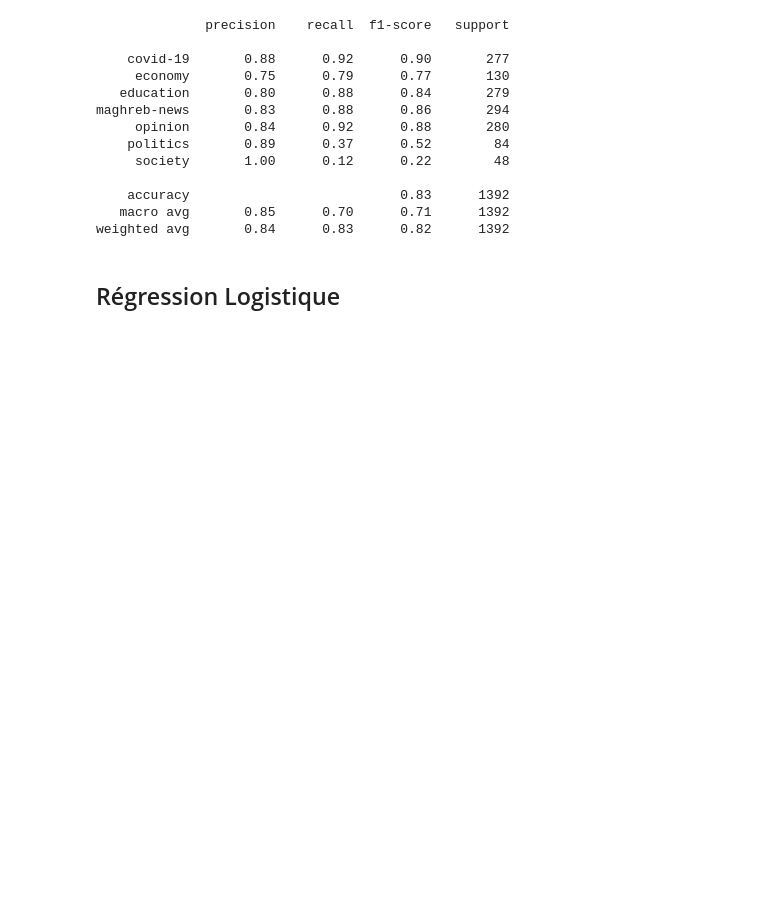
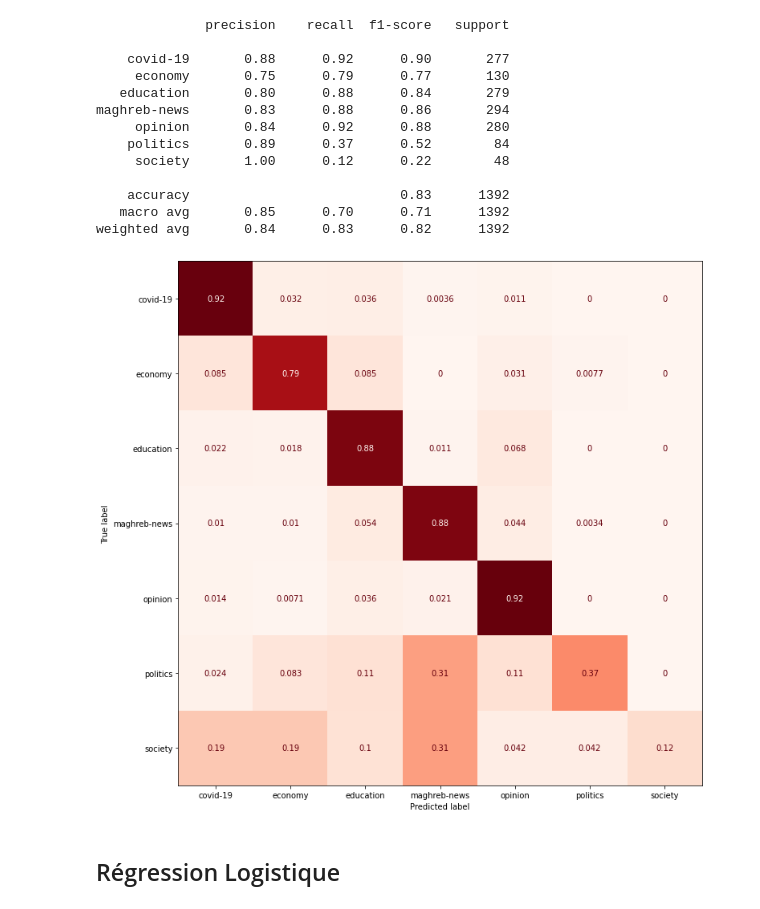
Before and after one commit to Adib-Habbou/newspapers-data-analysis, a Jupyter notebook: text-classification/morocco-world-news/text_classification_morocco_world_news.ipynb, the cells around one changed output. Cells and saved outputs as stored; diff of their text form; code cells hidden in the pictures; blank space fills up the shorter version.

Commit message:
ajout des confusion matrix

```diff
--- a/text-classification/morocco-world-news/text_classification_morocco_world_news.ipynb
+++ b/text-classification/morocco-world-news/text_classification_morocco_world_news.ipynb
@@ -134,6 +136,13 @@ maghreb-news       0.83      0.88      0.86       294
     accuracy                           0.83      1392
    macro avg       0.85      0.70      0.71      1392
 weighted avg       0.84      0.83      0.82      1392
+# %%
+# évaluation de la matrice de confusion
+fig, ax = plt.subplots(figsize=(12, 12))
+plot_confusion_matrix(model_randomforest, X_test, y_test, normalize='true', cmap = plt.cm.Reds, ax = ax, colorbar = False)
+plt.show()
+# %% [output]
+[figure, added]
 # %% [markdown]
 ## Régression Logistique
 # %% [markdown]
```
Also changed, not shown: parts of 15 cells of this notebook.
